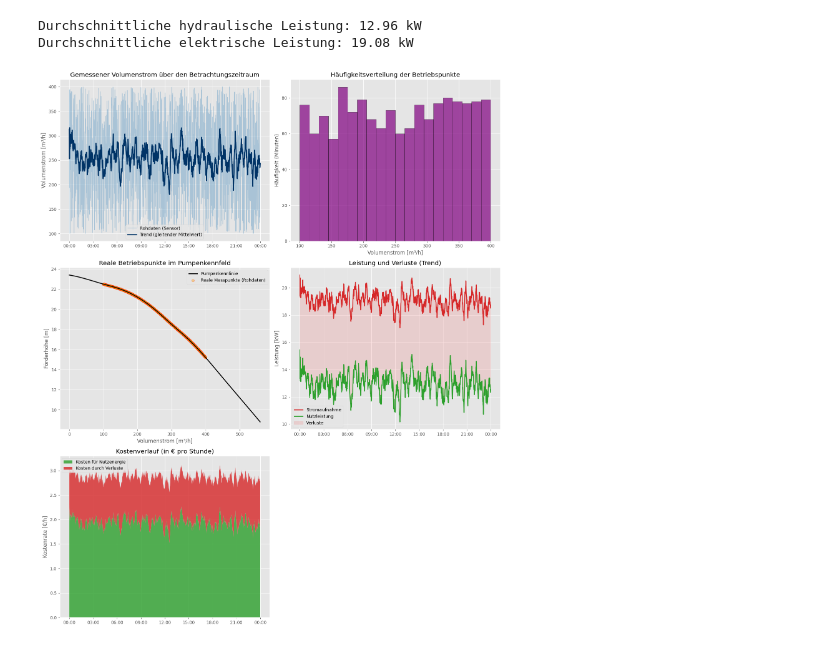
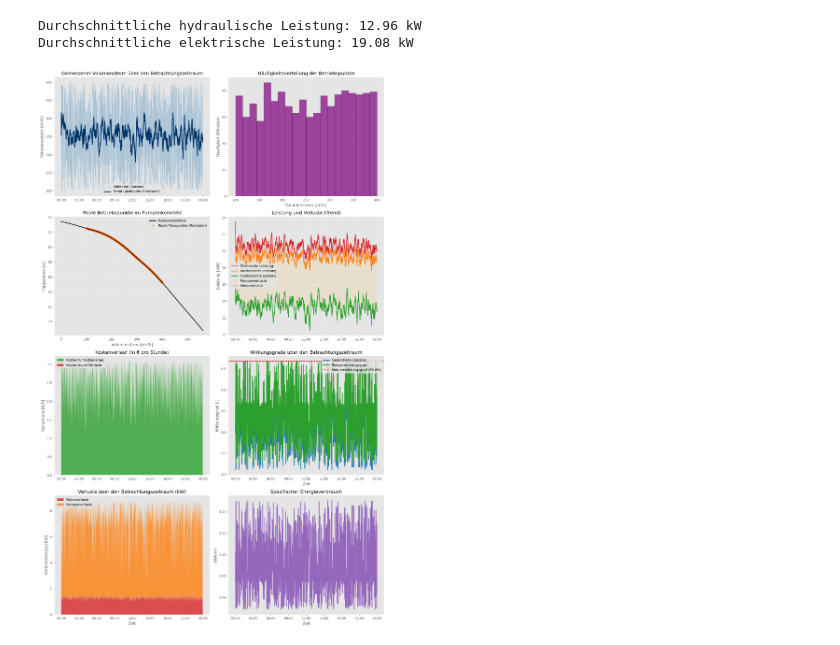
Before and after one commit to 2p8kysfwkw-sys/227440, a Jupyter notebook: 22744.ipynb, the cells around one changed output. Saved outputs shown, nothing was run; the diff lists cells and outputs as text; code cells hidden in the pictures.

```diff
--- a/22744.ipynb
+++ b/22744.ipynb
@@ -243,11 +243,12 @@ from scipy.interpolate import interp1d
 # Stützpunkte aus dem Kennfeld, basierend auf den von Ihnen bereitgestellten Daten
 Q_points = np.array([0, 50, 100, 150, 200, 250, 300, 350, 400, 450, 500, 560]) # Volumenstrom in m³/h
 H_points = np.array([23.4, 23.0, 22.5, 22.0, 21.2, 20.0, 18.5, 17.0, 15.2, 13.2, 11.2, 8.8]) # Förderhöhe in m
-eta_points = np.array([0.01, 25.0, 45.0, 55.0, 64.0, 71.3, 73.5, 74.5, 75.0, 74.0, 72.0, 68.0]) / 100.0 # Wirkungsgrad
+# Pumpenwirkungsgrad-Stützpunkte (Spitzenwert 93.6% wird hier als Pumpenwirkungsgrad angenommen)
+eta_pump_points = np.array([0.01, 25.0, 45.0, 55.0, 64.0, 71.3, 73.5, 74.5, 93.6, 74.0, 72.0, 68.0]) / 100.0 # Pumpenwirkungsgrad
 
 # Interpolations-Funktionen zur stetigen Berechnung
 f_H = interp1d(Q_points, H_points, kind='cubic', fill_value='extrapolate')
-f_eta = interp1d(Q_points, eta_points, kind='cubic', fill_value='extrapolate')
+f_eta_pump = interp1d(Q_points, eta_pump_points, kind='cubic', fill_value='extrapolate')
 # %%
 # ---------------------------------------------------------
 # 2. Messdaten einlesen & aufbereiten
@@ -345,7 +399,7 @@ import matplotlib.dates as mdates
 # 5. Diagramme erstellen
 # ---------------------------------------------------------
 plt.style.use('ggplot')
-fig, axs = plt.subplots(3, 2, figsize=(15, 18))
+fig, axs = plt.subplots(4, 2, figsize=(15, 24)) # Erhöhte Zeilen für neue Plots
 
 # Plot 1: Volumenstrom (Zeitverlauf)
 axs[0, 0].plot(df['Timestamp'], df[col_flow], color='#1f77b4', alpha=0.3, linewidth=1, label='Rohdaten (Sensor)')
@@ -354,44 +408,80 @@ axs[0, 0].set_title('Gemessener Volumenstrom über den Betrachtungszeitraum')
 axs[0, 0].set_ylabel('Volumenstrom [m³/h]')
 axs[0, 0].xaxis.set_major_formatter(mdates.DateFormatter('%H:%M'))
 axs[0, 0].legend()
+axs[0, 0].grid(True, linestyle='--', alpha=0.7)
 
 # Plot 2: Histogramm
 axs[0, 1].hist(df[col_flow], bins=20, color='purple', alpha=0.7, edgecolor='black')
 axs[0, 1].set_title('Häufigkeitsverteilung der Betriebspunkte')
 axs[0, 1].set_xlabel('Volumenstrom [m³/h]')
 axs[0, 1].set_ylabel('Häufigkeit (Minuten)')
+axs[0, 1].grid(True, linestyle='--', alpha=0.7)
 
 # Plot 3: H-Q Kennfeld
 Q_smooth_line = np.linspace(min(Q_points), max(Q_points), 100) # Use the range of provided Q_points
 axs[1, 0].plot(Q_smooth_line, f_H(Q_smooth_line), color='black', linewidth=2, label='Pumpenkennlinie')
 axs[1, 0].scatter(df[col_flow], df['H_m'], color='orange', alpha=0.4, edgecolor='red', label='Reale Messpunkte (Rohdaten)')
 axs[1, 0].set_title('Reale Betriebspunkte im Pumpenkennfeld')
 axs[1, 0].set_xlabel('Volumenstrom [m³/h]')
 axs[1, 0].set_ylabel('Förderhöhe [m]')
 axs[1, 0].legend()
+axs[1, 0].grid(True, linestyle='--', alpha=0.7)
 
 # Plot 4: Leistungsvergleich (kW)
-axs[1, 1].plot(df['Timestamp'], df['P_el_smooth']/1000, label='Stromaufnahme', color='#d62728', linewidth=2)
-axs[1, 1].plot(df['Timestamp'], df['P_hyd_smooth']/1000, label='Nutzleistung', color='#2ca02c', linewidth=2)
-axs[1, 1].fill_between(df['Timestamp'], df['P_hyd_smooth']/1000, df['P_el_smooth']/1000, color='red', alpha=0.1, label='Verluste')
+axs[1, 1].plot(df['Timestamp'], df['P_el_smooth']/1000, label='Elektrische Leistung', color='#d62728', linewidth=2)
+axs[1, 1].plot(df['Timestamp'], df['P_mech_smooth']/1000, label='Mechanische Leistung', color='#ff7f0e', linewidth=2)
+axs[1, 1].plot(df['Timestamp'], df['P_hyd_smooth']/1000, label='Hydraulische Leistung', color='#2ca02c', linewidth=2)
+axs[1, 1].fill_between(df['Timestamp'], df['P_hyd_smooth']/1000, df['P_mech_smooth']/1000, color='orange', alpha=0.1, label='Pumpenverluste')
+axs[1, 1].fill_between(df['Timestamp'], df['P_mech_smooth']/1000, df['P_el_smooth']/1000, color='red', alpha=0.1, label='Motorverluste')
 axs[1, 1].set_title('Leistung und Verluste (Trend)')
 axs[1, 1].set_ylabel('Leistung [kW]')
 axs[1, 1].xaxis.set_major_formatter(mdates.DateFormatter('%H:%M'))
 axs[1, 1].legend()
+axs[1, 1].grid(True, linestyle='--', alpha=0.7)
 
 # Plot 5: Stromkosten (Stacked Area)
-axs[2, 0].stackplot(df['Timestamp'], df['Cost_hyd_smooth'], df['Cost_loss_smooth'],
+axs[2, 0].stackplot(df['Timestamp'], df['Cost_Rate_hyd'], df['Cost_Rate_loss'],
                     labels=['Kosten für Nutzenergie', 'Kosten durch Verluste'],
                     colors=['#2ca02c', '#d62728'], alpha=0.8)
 axs[2, 0].set_title('Kostenverlauf (in € pro Stunde)')
 axs[2, 0].set_ylabel('Kostenrate [€/h]')
 axs[2, 0].xaxis.set_major_formatter(mdates.DateFormatter('%H:%M'))
 axs[2, 0].legend(loc='upper left')
+axs[2, 0].grid(True, linestyle='--', alpha=0.7)
 
-# Sechstes (leeres) Diagrammfeld ausblenden
-axs[2, 1].axis('off')
+# Plot 6: Wirkungsgrade über die Zeit
+axs[2, 1].plot(df['Timestamp'], df['eta_overall'], label='Gesamtwirkungsgrad', color='#1f77b4', linewidth=2)
+axs[2, 1].plot(df['Timestamp'], df['eta_pump'], label='Pumpenwirkungsgrad', color='#2ca02c', linewidth=2)
+axs[2, 1].axhline(y=eta_motor_const, color='#d62728', linestyle='--', label=f'Motorenwirkungsgrad ({eta_motor_const*100:.1f}%)')
+axs[2, 1].set_title('Wirkungsgrade über den Betrachtungszeitraum')
+axs[2, 1].set_ylabel('Wirkungsgrad [-]')
+axs[2, 1].set_xlabel('Zeit')
+axs[2, 1].xaxis.set_major_formatter(mdates.DateFormatter('%H:%M'))
+axs[2, 1].legend()
+axs[2, 1].grid(True, linestyle='--', alpha=0.7)
+
+# Plot 7: Verluste aufgeschlüsselt über die Zeit
+axs[3, 0].stackplot(df['Timestamp'], df['E_motor_loss_kWh'] / delta_t_h, df['E_pump_loss_kWh'] / delta_t_h,
+                    labels=['Motorverluste', 'Pumpenverluste'],
+                    colors=['#d62728', '#ff7f0e'], alpha=0.8)
+axs[3, 0].set_title('Verluste über den Betrachtungszeitraum (kW)')
+axs[3, 0].set_ylabel('Verlustleistung [kW]')
+axs[3, 0].set_xlabel('Zeit')
+axs[3, 0].xaxis.set_major_formatter(mdates.DateFormatter('%H:%M'))
+axs[3, 0].legend(loc='upper left')
+axs[3, 0].grid(True, linestyle='--', alpha=0.7)
+
+# Plot 8: Spezifischer Energieverbrauch
+df['E_spec_kWh_m3'] = df['E_el_kWh'] / (df[col_flow] * delta_t_h)
+axs[3, 1].plot(df['Timestamp'], df['E_spec_kWh_m3'], color='#9467bd', linewidth=2)
+axs[3, 1].set_title('Spezifischer Energieverbrauch')
+axs[3, 1].set_ylabel('kWh/m³')
+axs[3, 1].set_xlabel('Zeit')
+axs[3, 1].xaxis.set_major_formatter(mdates.DateFormatter('%H:%M'))
+axs[3, 1].grid(True, linestyle='--', alpha=0.7)
+
 
 plt.tight_layout()
 plt.show()
 # %% [output]
-[figure, old version]
+[figure, new version]
```
Also changed, not shown: parts of 4 cells of this notebook.
